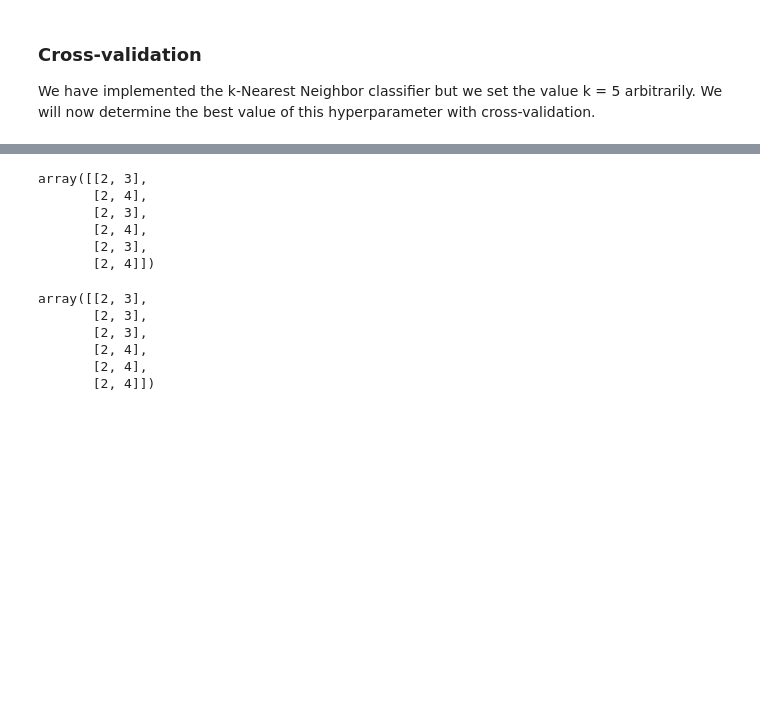
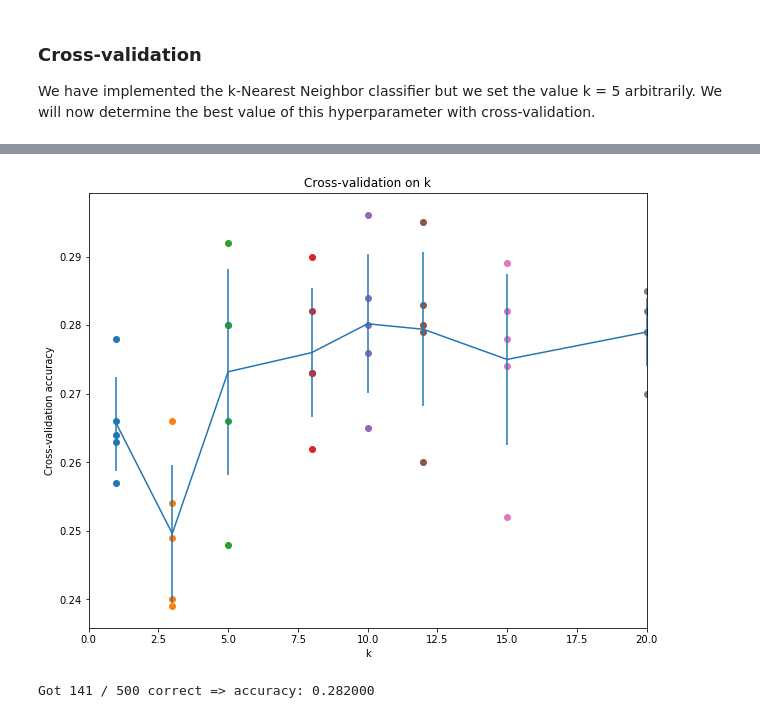
Before and after one commit to esvhd/cs231n, a Jupyter notebook: assignment1/knn.ipynb, the cells around one changed output, grey strips where cells are left out. Drawn from its saved outputs; the diff is of its cells as text; code cells hidden in the pictures; blank space fills up the shorter version.

```diff
--- a/assignment1/knn.ipynb
+++ b/assignment1/knn.ipynb
@@ -216 +223,19 @@ We have implemented the k-Nearest Neighbor classifier but we set the value k = 5
+# %%
+num_folds = 5
+k_choices = [1, 3, 5, 8, 10, 12, 15, 20, 50, 100]
+
+X_train_folds = []
+y_train_folds = []
+################################################################################
+# TODO:                                                                        #
+# Split up the training data into folds. After splitting, X_train_folds and    #
+# y_train_folds should each be lists of length num_folds, where                #
+# y_train_folds[i] is the label vector for the points in X_train_folds[i].     #
+# Hint: Look up the numpy array_split function.                                #
+################################################################################
+X_train_folds = np.array_split(X_train, num_folds)
+y_train_folds = np.array_split(y_train, num_folds)
+################################################################################
+#                                 END OF YOUR CODE                             #
+################################################################################
 # %%
@@ -258,46 +313,34 @@ for k in sorted(k_to_accuracies):
 # %%
 # plot the raw observations
 for k in k_choices:
   accuracies = k_to_accuracies[k]
   plt.scatter([k] * len(accuracies), accuracies)
 
 # plot the trend line with error bars that correspond to standard deviation
 accuracies_mean = np.array([np.mean(v) for k,v in sorted(k_to_accuracies.items())])
 accuracies_std = np.array([np.std(v) for k,v in sorted(k_to_accuracies.items())])
 plt.errorbar(k_choices, accuracies_mean, yerr=accuracies_std)
 plt.title('Cross-validation on k')
 plt.xlabel('k')
 plt.ylabel('Cross-validation accuracy')
+plt.xlim(0,20)
 plt.show()
+# %% [output]
+[figure, added]
 # %%
 # Based on the cross-validation results above, choose the best value for k,
 # retrain the classifier using all the training data, and test it on the test
 # data. You should be able to get above 28% accuracy on the test data.
-best_k = 1
+best_k = 10
 
 classifier = KNearestNeighbor()
 classifier.train(X_train, y_train)
-y_test_pred = classifier.predict(X_test, k=best_k)
+y_test_pred = classifier.predict(X_test, k=best_k, num_loops=0)
 
 # Compute and display the accuracy
+num_test = len(y_test)
 num_correct = np.sum(y_test_pred == y_test)
 accuracy = float(num_correct) / num_test
 print('Got %d / %d correct => accuracy: %f' % (num_correct, num_test, accuracy))
+# %% [output]
+Got 141 / 500 correct => accuracy: 0.282000
-# %%
-np.array([[2,3],[2,4]]*3)
-# %% [output]
-array([[2, 3],
-       [2, 4],
-       [2, 3],
-       [2, 4],
-       [2, 3],
-       [2, 4]])
-# %%
-np.array([[2,3],[2,4]]).repeat(3, axis=0)
-# %% [output]
-array([[2, 3],
-       [2, 3],
-       [2, 3],
-       [2, 4],
-       [2, 4],
-       [2, 4]])
```
Also changed, not shown: parts of 5 cells of this notebook, 1 other file.
